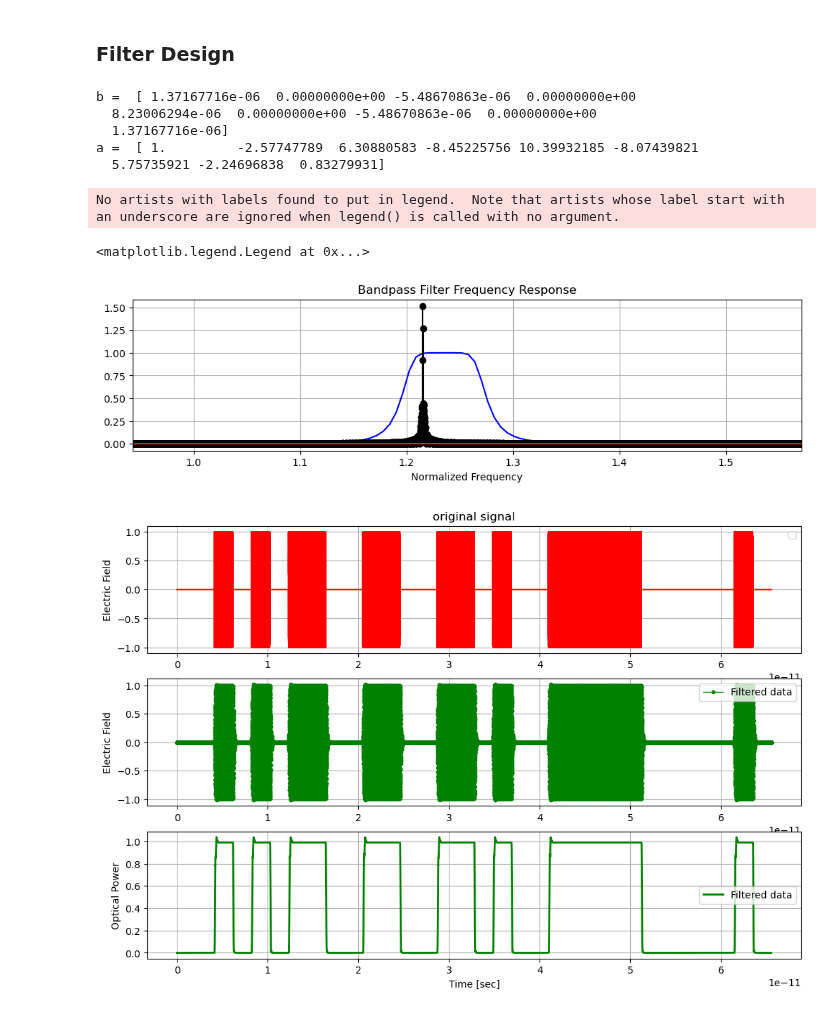
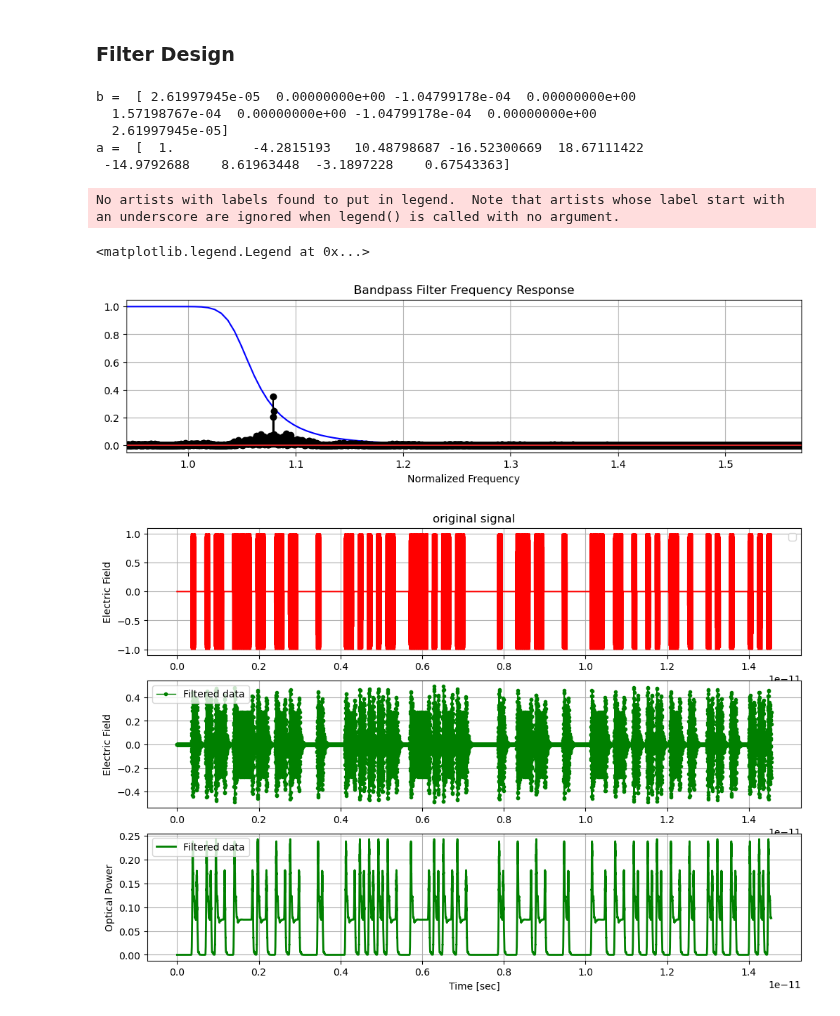
Before and after one commit to tacticstactics/Optical-pulse-broadening, a Jupyter notebook: optical_pulse_broadening_in_optical_filter.ipynb, the cells around one changed output. Cells and saved outputs as stored; diff of their text form; code cells hidden in the pictures.

```diff
--- a/optical_pulse_broadening_in_optical_filter.ipynb
+++ b/optical_pulse_broadening_in_optical_filter.ipynb
@@ -11,8 +11,12 @@ from scipy.signal import butter, lfilter, freqz
 import mach_zender_interferometer_time_def
 from prbs_def import prbs_1, prbs_2
 
-samplerate = 2 **16 # Number of Points
-timestep = 1e-15 #[s]
+
+#[points]
+samplerate = 2 **14 # 2 **14  16384
+
+#[s]
+timestep = 1/(2 ** 50) # 1/(2**50) = 8.88e-16
 
 print("This is a test to confirm c is recognized as light speed.[m/s]")
 print(c)
@@ -27,7 +31,7 @@ tcol = np.linspace(0.0, timestep * samplerate, samplerate, endpoint=False)
 wl1 = 1550e-9
 lightfreq1 = c / wl1
 
-numberofpointspersymbol = 32
+numberofpointspersymbol = 128
 
 signalcol =prbs_2(samplerate, numberofpointspersymbol) + 0.5*np.pi
 
@@ -187,8 +191,8 @@ norm_freqcol = np.linspace(-1*np.pi, 1*np.pi, 2*samplerate, endpoint=False)
 
 # Setting standard filter requirements.
 order = 4
-lowcut = 1.2 / np.pi # [Normalized Frequency. 0 to 1]
-highcut = 1.27 / np.pi
+lowcut = 0.9 / np.pi # [Normalized Frequency. 0 to 1]
+highcut = 1.05 / np.pi
 
 b, a = butter(order, [lowcut, highcut], btype='bandpass')
 
@@ -215,37 +219,37 @@ ax1_1.stem(norm_freqcol, 0.00005*np.abs(Shifted_fft_random_analog_signal),"k",la
 #ax1_2 = fig1.add_subplot(2, 1, 2)
 #ax1_2.plot(w, np.angle(h), 'g')
 
 filtered_data1 = lfilter(b, a, Port1_1_EFcol) # scipy.signal.lfilter
 
 fig3 = plt.figure(figsize = (12,8), facecolor='white')
 ax3_1 = fig3.add_subplot(3, 1, 1)
 ax3_1.plot(tcol,np.real(Port1_1_EFcol),'-', color="r")
 ax3_1.set_ylabel("Electric Field")
 ax3_1.grid()
 ax3_1.legend()
 ax3_1.set_title("original signal")
 
 ax3_2 = fig3.add_subplot(3, 1, 2)
 ax3_2.plot(tcol, np.real(filtered_data1), 'g.-', linewidth=1, label='Filtered data')
 ax3_2.set_ylabel("Electric Field")
 ax3_2.grid()
 ax3_2.legend()
 
 ax3_3 = fig3.add_subplot(3, 1, 3)
 ax3_3.plot(tcol, (np.abs(filtered_data1))**2, 'g-', linewidth=2, label='Filtered data')
 
 
 ax3_3.set_xlabel('Time [sec]')
 ax3_3.set_ylabel("Optical Power")
 ax3_3.grid()
 ax3_3.legend()
 # %% [output]
-b =  [ 1.37167716e-06  0.00000000e+00 -5.48670863e-06  0.00000000e+00
-  8.23006294e-06  0.00000000e+00 -5.48670863e-06  0.00000000e+00
-  1.37167716e-06]
-a =  [ 1.         -2.57747789  6.30880583 -8.45225756 10.39932185 -8.07439821
-  5.75735921 -2.24696838  0.83279931]
+b =  [ 2.61997945e-05  0.00000000e+00 -1.04799178e-04  0.00000000e+00
+  1.57198767e-04  0.00000000e+00 -1.04799178e-04  0.00000000e+00
+  2.61997945e-05]
+a =  [  1.          -4.2815193   10.48798687 -16.52300669  18.67111422
+ -14.9792688    8.61963448  -3.1897228    0.67543363]
 No artists with labels found to put in legend.  Note that artists whose label start with an underscore are ignored when legend() is called with no argument.
 <matplotlib.legend.Legend at 0x...>
-[figure, old version]
+[figure, new version]
-[figure, old version]
+[figure, new version]
```
Also changed, not shown: parts of 2 cells of this notebook.
